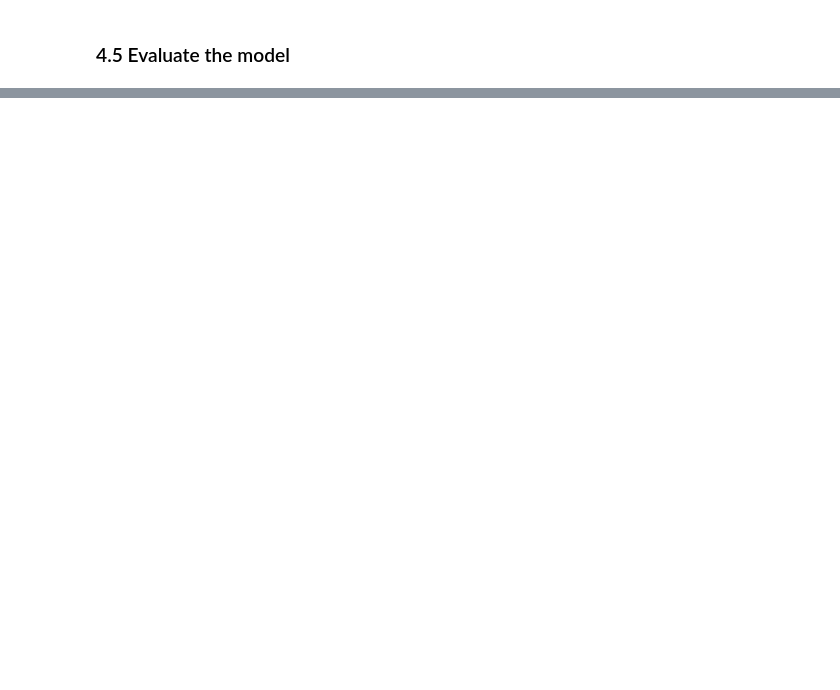
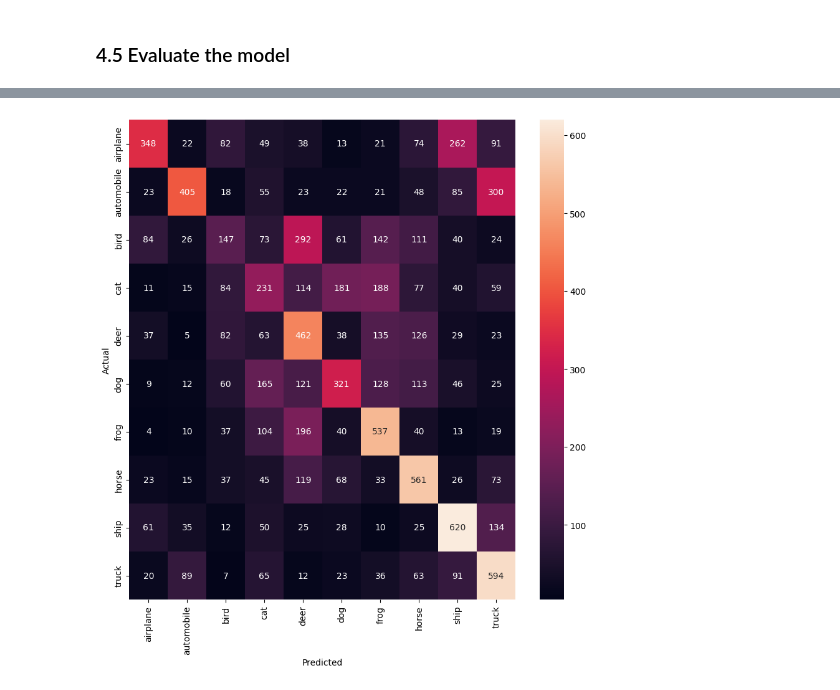
Before and after one commit to dembasowfr/mlp-cnn-comparison-cifar10, a Jupyter notebook: mlp_model.ipynb, the cells around one changed output, grey strips where cells are left out. Drawn from its saved outputs; the diff is of its cells as text; code cells hidden in the pictures; blank space fills up the shorter version.

```diff
--- a/mlp_model.ipynb
+++ b/mlp_model.ipynb
@@ -248,0 +298,5 @@ NameError: name 'plt' is not defined
+# %%
+
+
+# Get the predictions for the test data
+predictions = model.predict(X_test)
@@ -248,0 +305,17 @@ NameError: name 'plt' is not defined
+# %%
+
+## Confusion matrix
+from sklearn.metrics import confusion_matrix
+import seaborn as sns
+# Get the indices to be plotted
+y_true = np.argmax(y_test, axis=1)
+
+# Plot the confusion matrix
+cm = confusion_matrix(y_true, np.argmax(predictions, axis=1))
+plt.figure(figsize=(10, 10))
+sns.heatmap(cm, annot=True, fmt='d', xticklabels=labels, yticklabels=labels)
+plt.xlabel('Predicted')
+plt.ylabel('Actual')
+plt.show()
+# %% [output]
+[figure, added]
```
Also changed, not shown: parts of 9 cells of this notebook, 3 other files.
